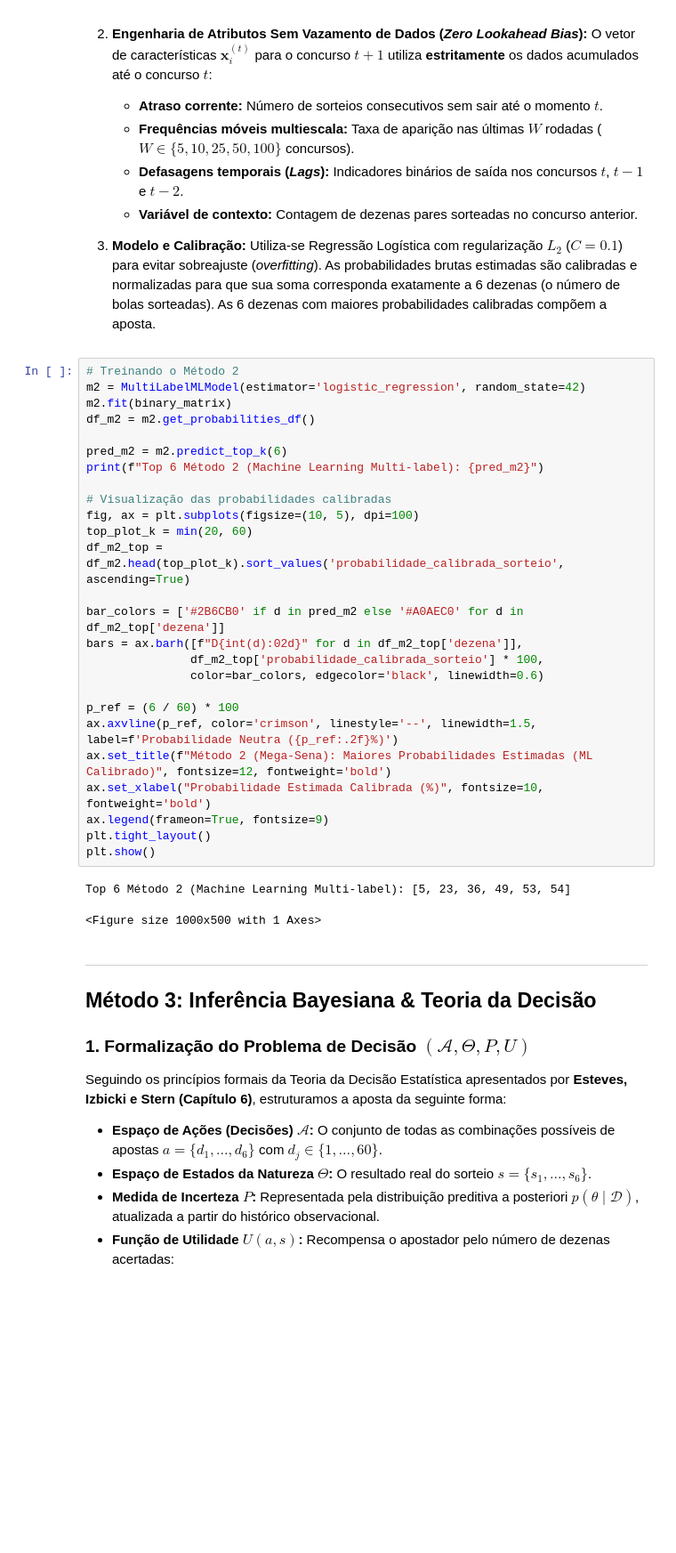
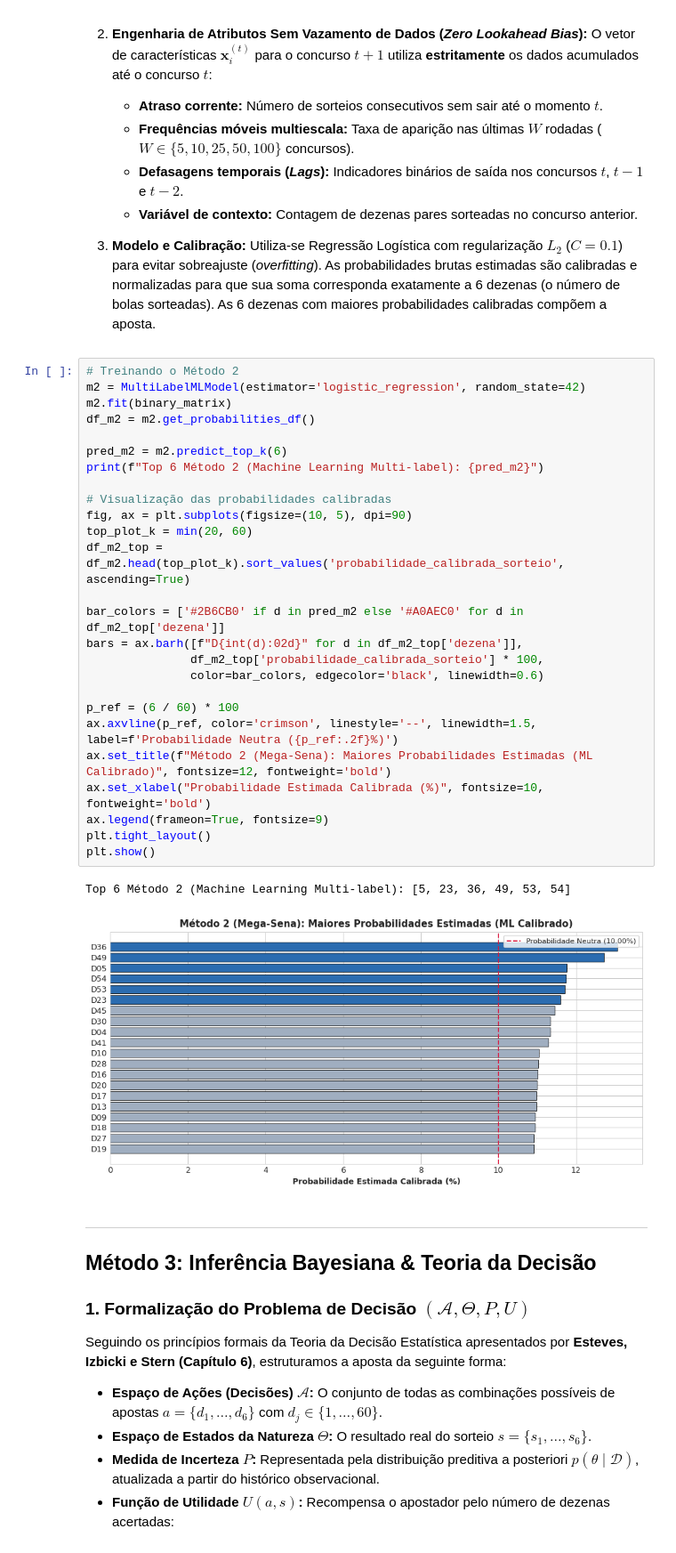
Before and after one commit to vinicius-matos7/teoria-da-decisao-loterias, a Jupyter notebook: notebooks/megasena.ipynb, the cells around one changed output. Shown at 89% size. Drawn from its saved outputs; the diff is of its cells as text; blank space fills up the shorter version.

```diff
--- a/notebooks/megasena.ipynb
+++ b/notebooks/megasena.ipynb
@@ -167,32 +177,32 @@ Neste método, o desafio de prever as dezenas é modelado como um problema de cl
 # %%
 # Treinando o Método 2
 m2 = MultiLabelMLModel(estimator='logistic_regression', random_state=42)
 m2.fit(binary_matrix)
 df_m2 = m2.get_probabilities_df()
 
 pred_m2 = m2.predict_top_k(6)
 print(f"Top 6 Método 2 (Machine Learning Multi-label): {pred_m2}")
 
 # Visualização das probabilidades calibradas
-fig, ax = plt.subplots(figsize=(10, 5), dpi=100)
+fig, ax = plt.subplots(figsize=(10, 5), dpi=90)
 top_plot_k = min(20, 60)
 df_m2_top = df_m2.head(top_plot_k).sort_values('probabilidade_calibrada_sorteio', ascending=True)
 
 bar_colors = ['#2B6CB0' if d in pred_m2 else '#A0AEC0' for d in df_m2_top['dezena']]
 bars = ax.barh([f"D{int(d):02d}" for d in df_m2_top['dezena']],
                df_m2_top['probabilidade_calibrada_sorteio'] * 100,
                color=bar_colors, edgecolor='black', linewidth=0.6)
 
 p_ref = (6 / 60) * 100
 ax.axvline(p_ref, color='crimson', linestyle='--', linewidth=1.5, label=f'Probabilidade Neutra ({p_ref:.2f}%)')
 ax.set_title(f"Método 2 (Mega-Sena): Maiores Probabilidades Estimadas (ML Calibrado)", fontsize=12, fontweight='bold')
 ax.set_xlabel("Probabilidade Estimada Calibrada (%)", fontsize=10, fontweight='bold')
 ax.legend(frameon=True, fontsize=9)
 plt.tight_layout()
 plt.show()
 # %% [output]
 Top 6 Método 2 (Machine Learning Multi-label): [5, 23, 36, 49, 53, 54]
-<Figure size 1000x500 with 1 Axes>
+[figure, added]
 # %% [markdown]
 ---
 ## Método 3: Inferência Bayesiana & Teoria da Decisão
```
Also changed, not shown: parts of 7 cells of this notebook, 17 other files.
